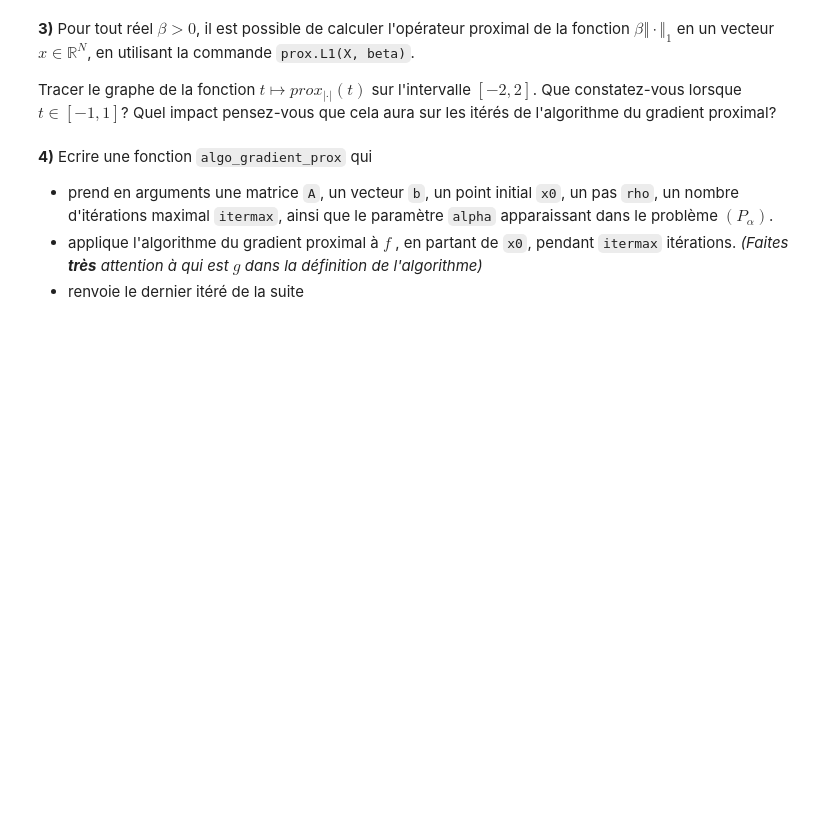
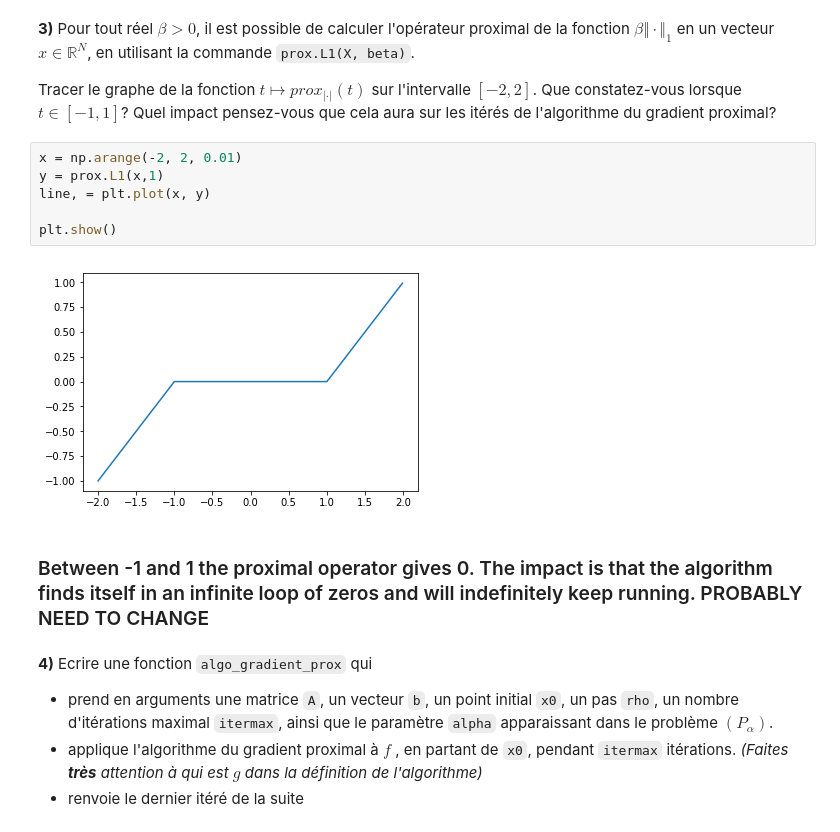
Before and after one commit to JLechuga94/ML-Optimisation, a Jupyter notebook: TP_students.ipynb, the cells around one changed output. Drawn from its saved outputs; the diff is of its cells as text; blank space fills up the shorter version.

```diff
--- a/TP_students.ipynb
+++ b/TP_students.ipynb
@@ -308,6 +303,16 @@ from invprob import prox
 **3)** Pour tout réel $\beta >0$, il est possible de calculer l'opérateur proximal de la fonction $\beta \Vert \cdot \Vert_1$ en un vecteur $x \in \mathbb{R}^N$, en utilisant la commande `prox.L1(X, beta)`.
 
 Tracer le graphe de la fonction $t \mapsto prox_{\vert \cdot \vert}(t)$ sur l'intervalle $[-2,2]$. Que constatez-vous lorsque $t \in [-1,1]$? Quel impact pensez-vous que cela aura sur les itérés de l'algorithme du gradient proximal?
+# %%
+x = np.arange(-2, 2, 0.01)
+y = prox.L1(x,1)
+line, = plt.plot(x, y)
+
+plt.show()
+# %% [output]
+[figure, added]
+# %% [markdown]
+### Between -1 and 1 the proximal operator gives 0. The impact is that the algorithm finds itself in an infinite loop of zeros and will indefinitely keep running. PROBABLY NEED TO CHANGE
 # %% [markdown]
 **4)** Ecrire une fonction `algo_gradient_prox` qui
 - prend en arguments une matrice `A`, un vecteur `b`, un point initial `x0`, un pas `rho`, un nombre d'itérations maximal `itermax`, ainsi que le paramètre `alpha` apparaissant dans le problème $(P_\alpha)$.
```
Also changed, not shown: parts of 20 cells of this notebook.
